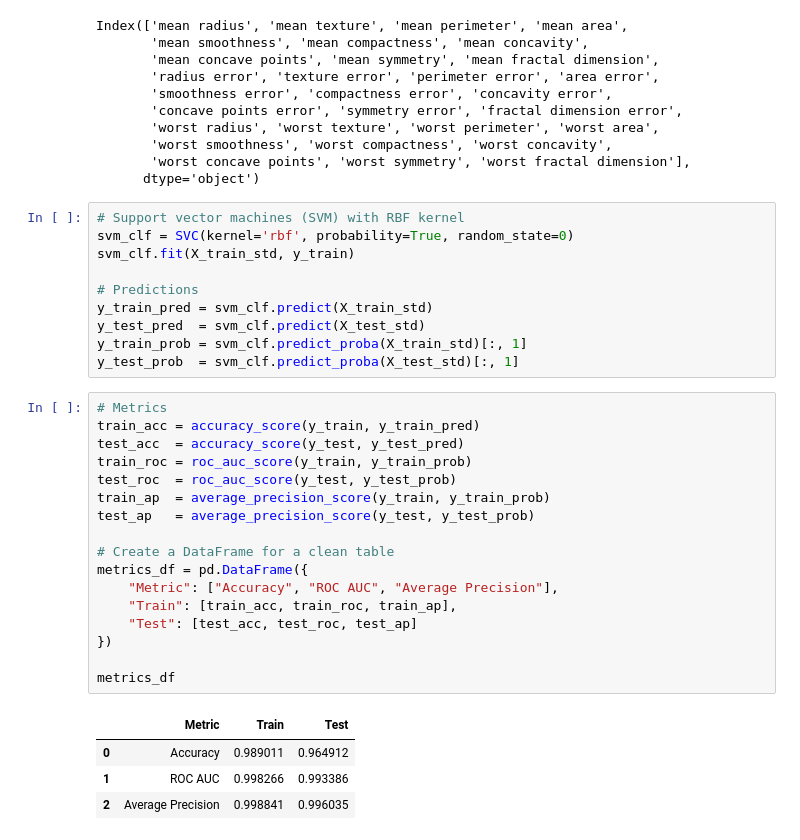
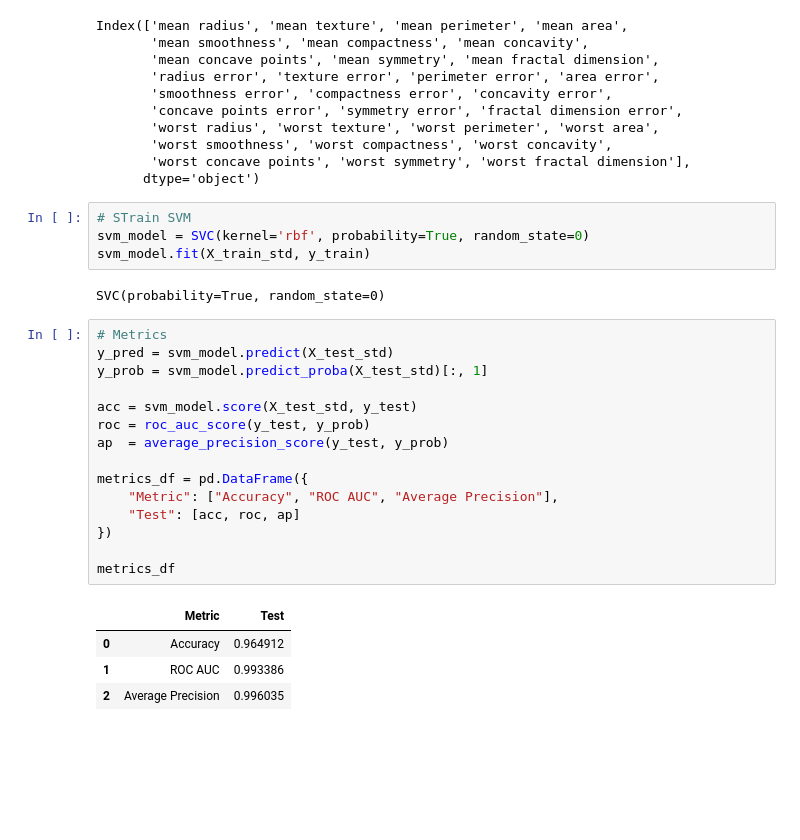
Before and after one commit to kayleepho/MATH-5750-Project-1, a Jupyter notebook: project1.ipynb, the cells around one changed output. Cells and saved outputs as stored; diff of their text form; blank space fills up the shorter version.

```diff
--- a/project1.ipynb
+++ b/project1.ipynb
@@ -325,36 +323,30 @@ Index(['mean radius', 'mean texture', 'mean perimeter', 'mean area',
        'worst smoothness', 'worst compactness', 'worst concavity',
        'worst concave points', 'worst symmetry', 'worst fractal dimension'],
       dtype='object')
-# %%
-# Support vector machines (SVM) with RBF kernel
-svm_clf = SVC(kernel='rbf', probability=True, random_state=0)
-svm_clf.fit(X_train_std, y_train)
-
-# Predictions
-y_train_pred = svm_clf.predict(X_train_std)
-y_test_pred  = svm_clf.predict(X_test_std)
-y_train_prob = svm_clf.predict_proba(X_train_std)[:, 1]
-y_test_prob  = svm_clf.predict_proba(X_test_std)[:, 1]
-# %%
-# Metrics
-train_acc = accuracy_score(y_train, y_train_pred)
-test_acc  = accuracy_score(y_test, y_test_pred)
-train_roc = roc_auc_score(y_train, y_train_prob)
-test_roc  = roc_auc_score(y_test, y_test_prob)
-train_ap  = average_precision_score(y_train, y_train_prob)
-test_ap   = average_precision_score(y_test, y_test_prob)
-
-# Create a DataFrame for a clean table
-metrics_df = pd.DataFrame({
-    "Metric": ["Accuracy", "ROC AUC", "Average Precision"],
-    "Train": [train_acc, train_roc, train_ap],
-    "Test": [test_acc, test_roc, test_ap]
-})
-
-metrics_df
-# %% [output]
-|  | Metric | Train | Test |
-| 0 | Accuracy | 0.989011 | 0.964912 |
-| 1 | ROC AUC | 0.998266 | 0.993386 |
-| 2 | Average Precision | 0.998841 | 0.996035 |
+# %%
+# STrain SVM
+svm_model = SVC(kernel='rbf', probability=True, random_state=0)
+svm_model.fit(X_train_std, y_train)
+# %% [output]
+SVC(probability=True, random_state=0)
+# %%
+# Metrics
+y_pred = svm_model.predict(X_test_std)
+y_prob = svm_model.predict_proba(X_test_std)[:, 1]
+
+acc = svm_model.score(X_test_std, y_test)
+roc = roc_auc_score(y_test, y_prob)
+ap  = average_precision_score(y_test, y_prob)
+
+metrics_df = pd.DataFrame({
+    "Metric": ["Accuracy", "ROC AUC", "Average Precision"],
+    "Test": [acc, roc, ap]
+})
+
+metrics_df
+# %% [output]
+|  | Metric | Test |
+| 0 | Accuracy | 0.964912 |
+| 1 | ROC AUC | 0.993386 |
+| 2 | Average Precision | 0.996035 |
 # %%
```
Also changed, not shown: parts of 12 cells of this notebook.
